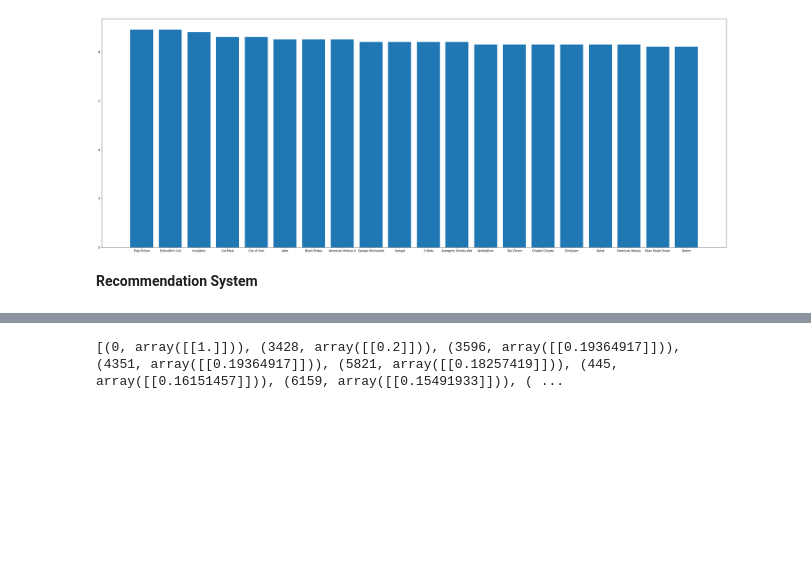
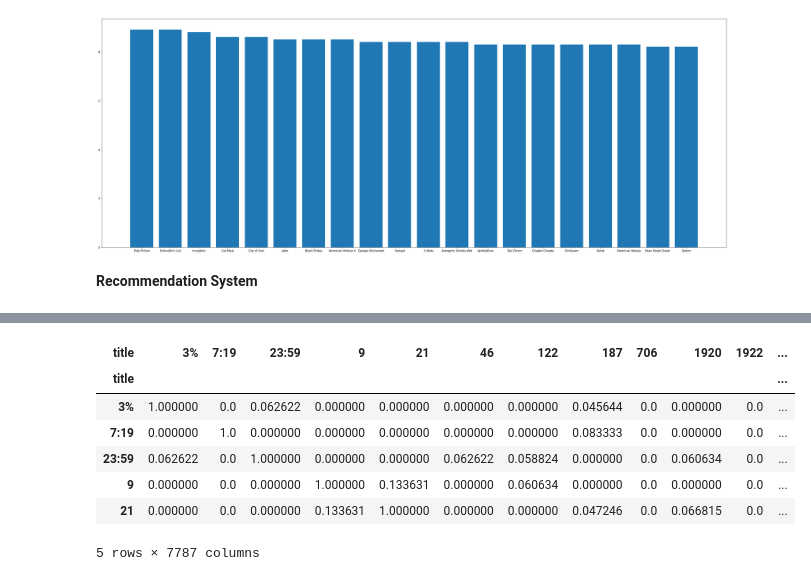
Before and after one commit to d-maniatakos/data-mining-assignment1, a Jupyter notebook: data_mining_assignment1.ipynb, the cells around one changed output, grey strips where cells are left out. Drawn from its saved outputs; the diff is of its cells as text; code cells hidden in the pictures; blank space fills up the shorter version.

```diff
--- a/data_mining_assignment1.ipynb
+++ b/data_mining_assignment1.ipynb
@@ -418,17 +383,21 @@ netflix_data[(netflix_data.title=='Anon') | (netflix_data.title=='Leila') ]
-# %%
-import numpy as np
-
-df_tf_uni_array = np.array(df_tf_uni.drop(['show_id', 'title'], 1))
-
-from sklearn.metrics.pairwise import cosine_similarity
-
-df_bow_uni_array[0]
-
-a = []
-
-for i in range(0, 7000):
-  a.append((i,cosine_similarity(df_tf_uni_array[0].reshape(1,-1),df_tf_uni_array[i].reshape(1,-1))))
-
-print(sorted(a , key=lambda x: -x[1]))
-# %% [output]
-[(0, array([[1.]])), (3428, array([[0.2]])), (3596, array([[0.19364917]])), (4351, array([[0.19364917]])), (5821, array([[0.18257419]])), (445, array([[0.16151457]])), (6159, array([[0.15491933]])), ( ...
+# %%
+from sklearn.metrics.pairwise import cosine_similarity
+
+
+
+tf_uni_cos = cosine_similarity(df_tf_uni.drop(['show_id', 'title'], 1))
+
+tf_uni_cos = pd.DataFrame(tf_uni_cos)
+tf_uni_cos.columns = df_tf_uni['title']
+tf_uni_cos = tf_uni_cos.set_index(df_tf_uni['title'])
+
+tf_uni_cos.head()
+# %% [output]
+| title | 3% | 7:19 | 23:59 | 9 | 21 | 46 | 122 | 187 | 706 | 1920 | 1922 | ... |
+| title |  |  |  |  |  |  |  |  |  |  |  | ... |
+| 3% | 1.000000 | 0.0 | 0.062622 | 0.000000 | 0.000000 | 0.000000 | 0.000000 | 0.045644 | 0.0 | 0.000000 | 0.0 | ... |
+| 7:19 | 0.000000 | 1.0 | 0.000000 | 0.000000 | 0.000000 | 0.000000 | 0.000000 | 0.083333 | 0.0 | 0.000000 | 0.0 | ... |
+| 23:59 | 0.062622 | 0.0 | 1.000000 | 0.000000 | 0.000000 | 0.062622 | 0.058824 | 0.000000 | 0.0 | 0.060634 | 0.0 | ... |
+| 9 | 0.000000 | 0.0 | 0.000000 | 1.000000 | 0.133631 | 0.000000 | 0.060634 | 0.000000 | 0.0 | 0.000000 | 0.0 | ... |
+| 21 | 0.000000 | 0.0 | 0.000000 | 0.133631 | 1.000000 | 0.000000 | 0.000000 | 0.047246 | 0.0 | 0.066815 | 0.0 | ... |
+5 rows × 7787 columns
```
Also changed, not shown: parts of 6 cells of this notebook.
